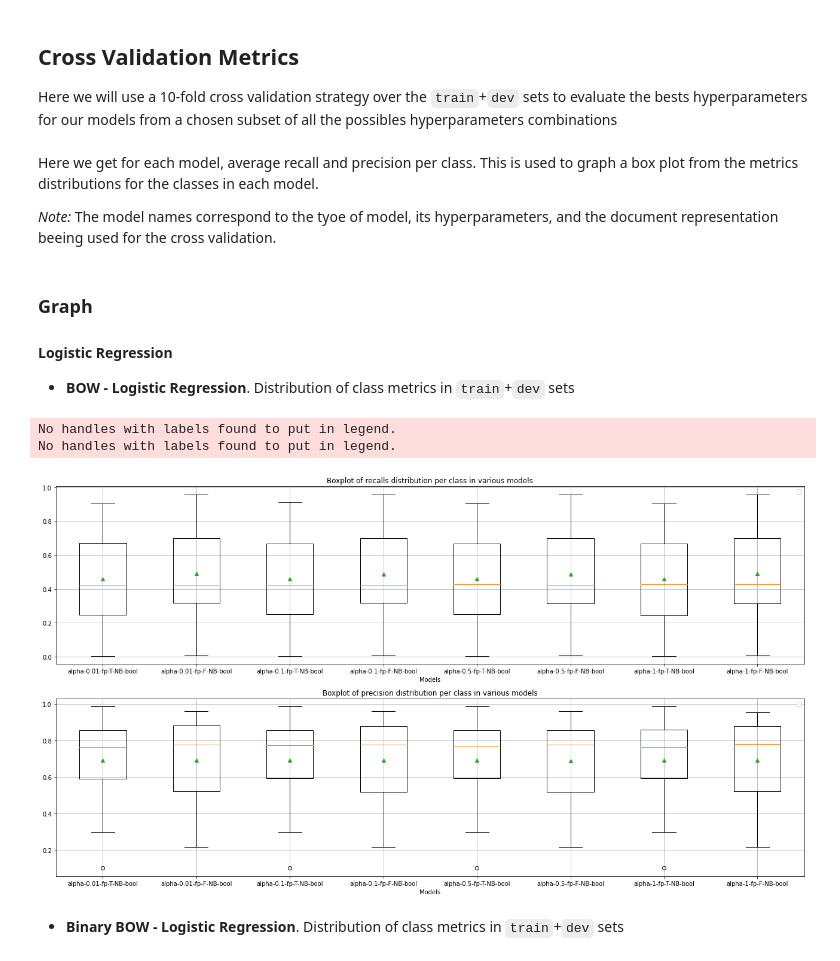
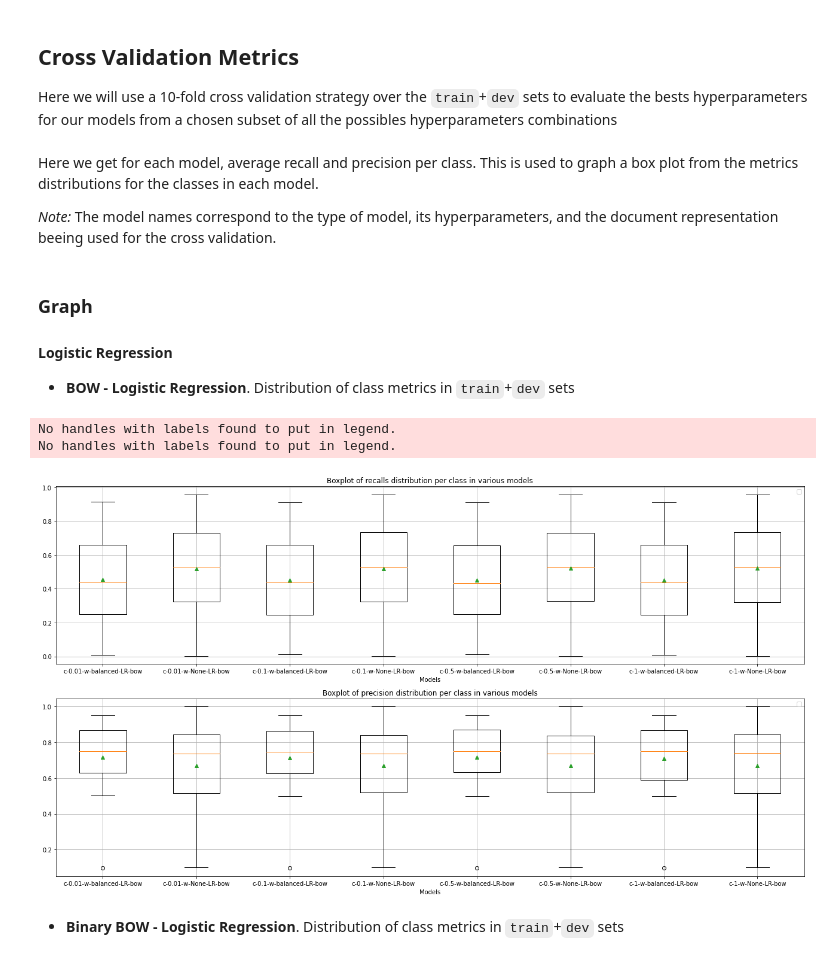
Before and after one commit to imsarmiento/NLP_202110, a Jupyter notebook: HW2/NB_LR.ipynb, the cells around one changed output. Saved outputs shown, nothing was run; the diff lists cells and outputs as text; code cells hidden in the pictures.

```diff
--- a/HW2/NB_LR.ipynb
+++ b/HW2/NB_LR.ipynb
@@ -299,7 +314,7 @@ def getPerClassScorings():
     scoring.update(precision)
     return scoring
 # %%
-bow_results, names = crossValidateModels(getLRModels(), train_bow, train_y, metrics=getPerClassScorings())
+bow_results, names_bow_LR = crossValidateModels(getLRModels(), train_bow, train_y, metrics=getPerClassScorings())
 # %% [output]
 Got result for: c-0.01-w-balanced-LR-bow
 Got result for: c-0.01-w-None-LR-bow
@@ -435,7 +485,7 @@ def graphMetrics(all_recalls, all_precisions, model_names):
 Here we get for each model, average recall and precision per class. This is used to graph a box plot from the metrics
 distributions for the classes in each model.
 
-*Note:* The model names correspond to the tyoe of model, its hyperparameters, and the document representation beeing
+*Note:* The model names correspond to the type of model, its hyperparameters, and the document representation beeing
 used for the cross validation.
 # %%
 bow_recalls, bow_precisions = modelsPerScore(bow_results)
@@ -447,11 +498,11 @@ bow_bool_recalls, bow_bool_precisions = modelsPerScore(bow_bool_results)
 
 * **BOW - Logistic Regression**. Distribution of class metrics in `train`+`dev` sets
 # %%
-graphMetrics(bow_recalls, bow_precisions, names)
+graphMetrics(bow_recalls, bow_precisions, names_bow_LR)
 # %% [output]
 No handles with labels found to put in legend.
 No handles with labels found to put in legend.
-[figure, old version]
+[figure, new version]
 # %% [markdown]
 * **Binary BOW - Logistic Regression**. Distribution of class metrics in `train`+`dev` sets
 # %%
```
Also changed, not shown: parts of 68 cells of this notebook.
